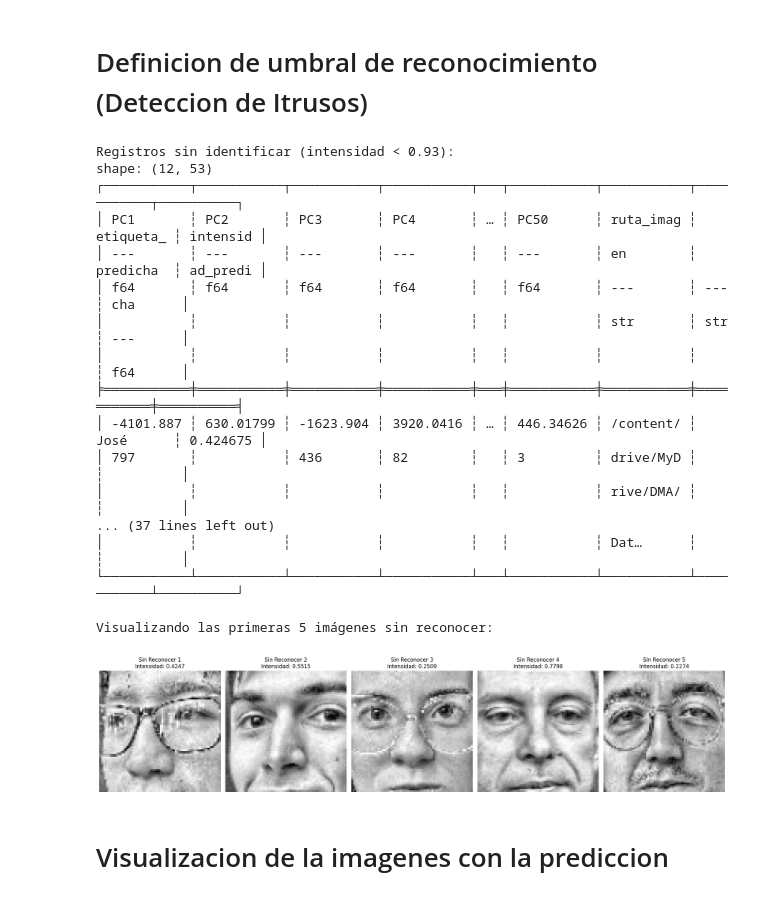
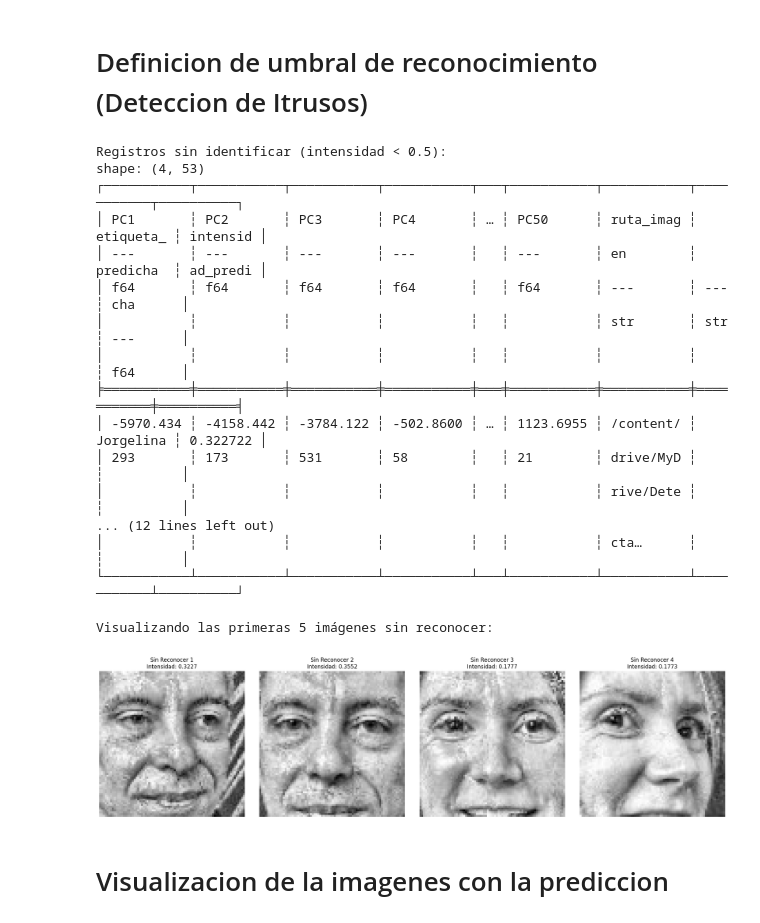
Before and after one commit to AgomferAustral/DMA-Caras, a Jupyter notebook: caras/prod/clasificacion.ipynb, the cells around one changed output. Saved outputs shown, nothing was run; the diff lists cells and outputs as text; code cells hidden in the pictures.

```diff
--- a/caras/prod/clasificacion.ipynb
+++ b/caras/prod/clasificacion.ipynb
@@ -294,11 +325,2 @@ with open(ruta_isomap, 'wb') as f:
 # %% [markdown]
 Carga Modelo ISOMAP
-# %%
-# Verifica si el archivo existe antes de intentar cargarlo
-if os.path.exists(ruta_isomap):
-  print(f"Cargando modelo Isomap desde: {ruta_isomap}")
-  with open(ruta_isomap, 'rb') as f:
-    isomap = pickle.load(f)
-    print("Modelo Isomap cargado exitosamente.")
-else:
-  print(f"Advertencia: No se encontró el archivo del modelo Isomap en {ruta_isomap}.")
@@ -307,0 +327,25 @@ Modelo Isomap cargado exitosamente.
+# %%
+# Verifica si el archivo existe antes de intentar cargarlo
+if os.path.exists(ruta_isomap):
+  print(f"Cargando modelo Isomap desde: {ruta_isomap}")
+  try:
+    # Verificar el tamaño del archivo (opcional, pero útil para diagnóstico)
+    file_size = os.path.getsize(ruta_isomap)
+    if file_size == 0:
+        print(f"Advertencia: El archivo del modelo Isomap en {ruta_isomap} está vacío.")
+    else:
+        print(f"Tamaño del archivo Isomap: {file_size} bytes.")
+
+    isomap = joblib.load(ruta_isomap)
+    print("Modelo Isomap cargado exitosamente usando joblib.")
+
+  except FileNotFoundError:
+      print(f"Error: El archivo del modelo Isomap en {ruta_isomap} no se encontró.")
+  except Exception as e:
+      # Capturar cualquier otro error (incluyendo posibles problemas de formato si joblib falla)
+      print(f"Ocurrió un error al cargar el modelo Isomap con joblib: {e}")
+      print("Asegúrese de que el archivo fue guardado correctamente con joblib.dump().")
+
+else:
+  print(f"Advertencia: No se encontró el archivo del modelo Isomap en {ruta_isomap}.")
+  print("Asegúrese de que el modelo fue guardado correctamente en un paso anterior.")
@@ -375,8 +426,10 @@ Visualizacion de las Predicciones
 # %%
 #visualizar las predicciones con el nombre de las etiquetas usadas para entrenamiento
 
-with open(modelo_path + "/red.pkl", 'rb') as f:# Cargar el archivo red.pkl para obtener los nombres de las etiquetas
-    red_info = pickle.load(f)
+# with open(modelo_path + "/red.pkl", 'rb') as f:# Cargar el archivo red.pkl para obtener los nombres de las etiquetas
+#    red_info = pickle.load(f)
+
+red_info = mp_prod.red
 
 clases_originales = red_info['arq']['output_values']# Obtener los nombres de las etiquetas originales
 
@@ -446,7 +499,7 @@ shape: (13, 3)
 #  Definicion de umbral de reconocimiento (Deteccion de Itrusos)
 # %%
 # Filtrar las predicciones basándose en el umbral de confianza y asignar
-umbral_confianza = 0.93 # Umbral de confianza
+umbral_confianza = 0.5 # Umbral de confianza
 
 
 df_sin_reconocer = df_resultados.filter(pl.col("intensidad_predicha") < umbral_confianza)
@@ -494,41 +547,41 @@ if not df_sin_reconocer.is_empty():
         try:
             img = mpimg.imread(img_path)
             axes[i].imshow(img, cmap='gray') # assuming they are grayscale images
             axes[i].set_title(f"Sin Reconocer {i+1}\nIntensidad: {current_intensity:.4f}")
             axes[i].axis('off')
         except FileNotFoundError:
             axes[i].set_title(f"Error loading\n{os.path.basename(img_path)}")
             axes[i].axis('off')
             print(f"Error loading image for visualization {img_path}: File not found")
         except Exception as e:
             axes[i].set_title(f"Error loading\n{os.path.basename(img_path)}")
             axes[i].axis('off')
             print(f"Error loading image for visualization {img_path}: {e}")
 
     if num_to_show > 0: # Only show the plot if there were images to display
         plt.tight_layout()
         plt.show()
 else:
     print("Sin imagenes sin reconocer dentro del umbral para mostrar.")
 # %% [output]
-Registros sin identificar (intensidad < 0.93):
-shape: (12, 53)
+Registros sin identificar (intensidad < 0.5):
+shape: (4, 53)
 ┌───────────┬───────────┬───────────┬───────────┬───┬───────────┬───────────┬───────────┬──────────┐
 │ PC1       ┆ PC2       ┆ PC3       ┆ PC4       ┆ … ┆ PC50      ┆ ruta_imag ┆ etiqueta_ ┆ intensid │
 │ ---       ┆ ---       ┆ ---       ┆ ---       ┆   ┆ ---       ┆ en        ┆ predicha  ┆ ad_predi │
 │ f64       ┆ f64       ┆ f64       ┆ f64       ┆   ┆ f64       ┆ ---       ┆ ---       ┆ cha      │
 │           ┆           ┆           ┆           ┆   ┆           ┆ str       ┆ str       ┆ ---      │
 │           ┆           ┆           ┆           ┆   ┆           ┆           ┆           ┆ f64      │
 ╞═══════════╪═══════════╪═══════════╪═══════════╪═══╪═══════════╪═══════════╪═══════════╪══════════╡
-│ -4101.887 ┆ 630.01799 ┆ -1623.904 ┆ 3920.0416 ┆ … ┆ 446.34626 ┆ /content/ ┆ José      ┆ 0.424675 │
-│ 797       ┆           ┆ 436       ┆ 82        ┆   ┆ 3         ┆ drive/MyD ┆           ┆          │
-│           ┆           ┆           ┆           ┆   ┆           ┆ rive/DMA/ ┆           ┆          │
-... (37 lines left out)
-│           ┆           ┆           ┆           ┆   ┆           ┆ Dat…      ┆           ┆          │
+│ -5970.434 ┆ -4158.442 ┆ -3784.122 ┆ -502.8600 ┆ … ┆ 1123.6955 ┆ /content/ ┆ Jorgelina ┆ 0.322722 │
+│ 293       ┆ 173       ┆ 531       ┆ 58        ┆   ┆ 21        ┆ drive/MyD ┆           ┆          │
+│           ┆           ┆           ┆           ┆   ┆           ┆ rive/Dete ┆           ┆          │
+... (12 lines left out)
+│           ┆           ┆           ┆           ┆   ┆           ┆ cta…      ┆           ┆          │
 └───────────┴───────────┴───────────┴───────────┴───┴───────────┴───────────┴───────────┴──────────┘
 
 Visualizando las primeras 5 imágenes sin reconocer:
-[figure, old version]
+[figure, new version]
 # %% [markdown]
 # Visualizacion de la imagenes con la prediccion
 # %%
```
Also changed, not shown: parts of 19 cells of this notebook, 2 other files.
